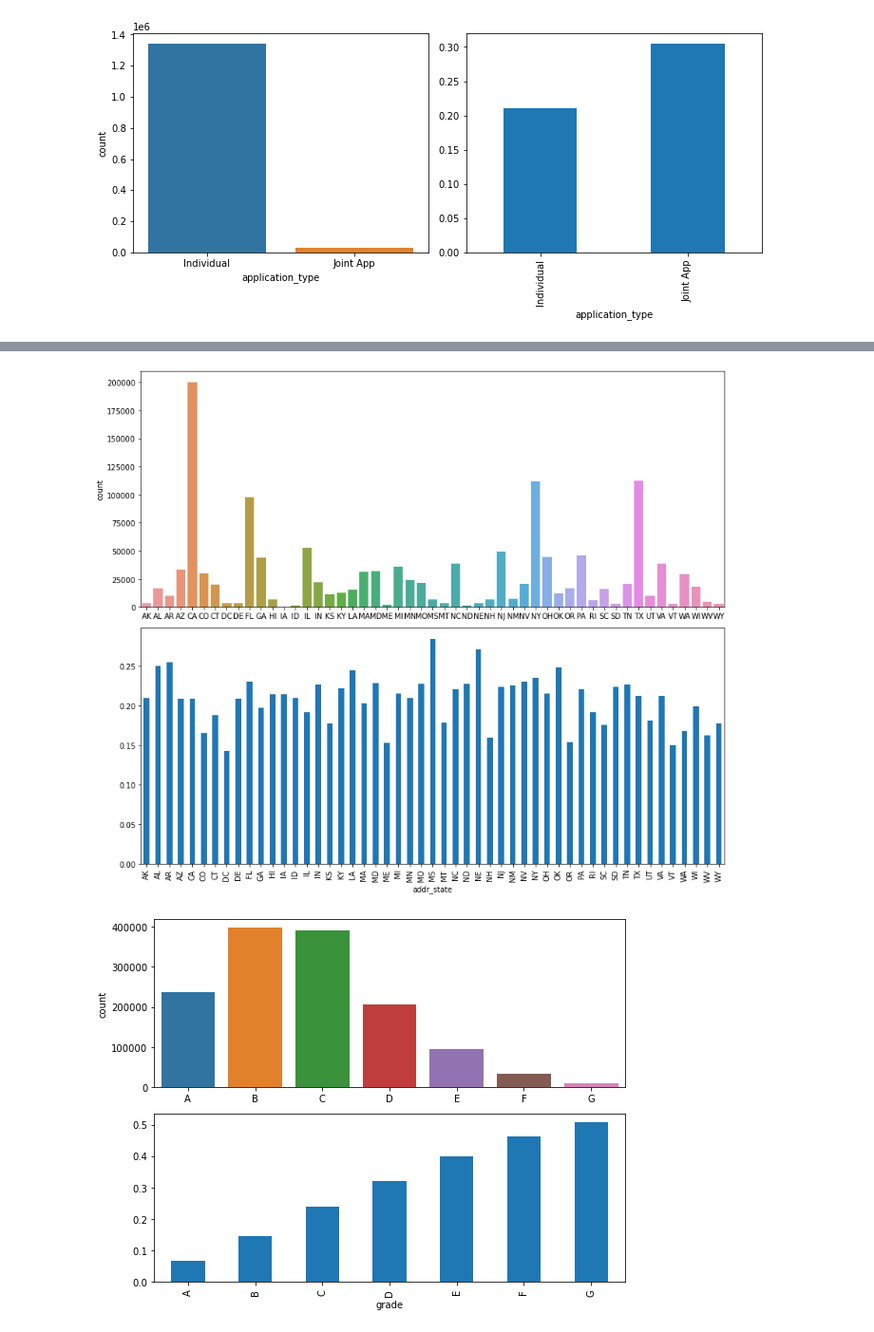
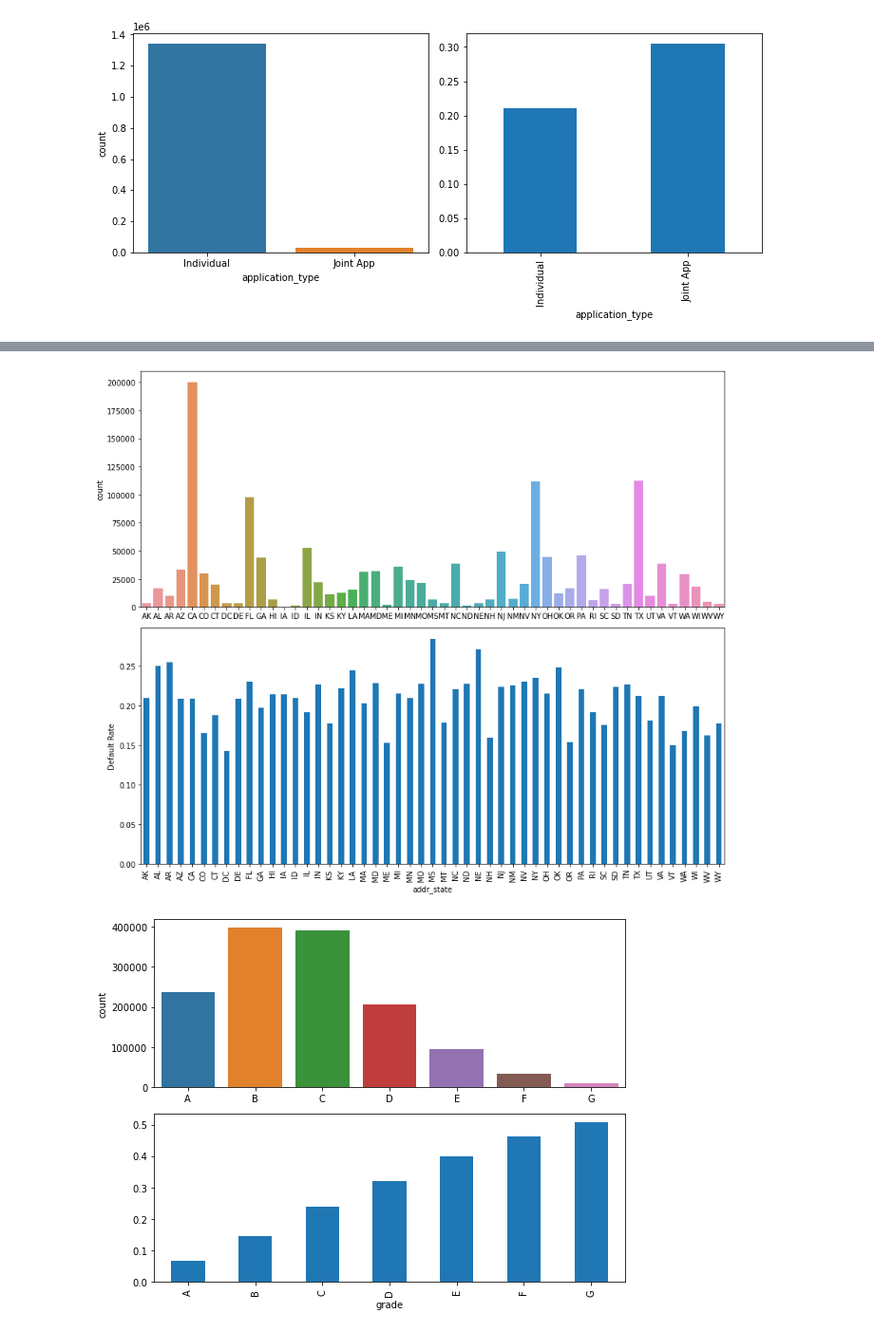
Before and after one commit to WeiDong-Sanderson/LendingClub_Default-Prediction, a Jupyter notebook: Notebook/2. Exploratory Data Analysis (EDA).ipynb, the cells around one changed output, grey strips where cells are left out. Shown at 95% size. Cells and saved outputs as stored; diff of their text form; code cells hidden in the pictures.

```diff
--- a/Notebook/2. Exploratory Data Analysis (EDA).ipynb
+++ b/Notebook/2. Exploratory Data Analysis (EDA).ipynb
@@ -132,16 +239,16 @@ plt.tight_layout()
 # %%
 plt.figure(figsize=(12, 10))
 
 plt.subplot(2, 1, 1)
 sns.countplot(sorted(df.addr_state))
 
 plt.subplot(2, 1, 2)
 df.groupby('addr_state')['Default'].mean().sort_index().plot.bar()
-
+plt.ylabel('Default Rate', fontsize =10)
 plt.tight_layout()
 #CA has the most of loans funded, but doesnt have high default rate.
 # %% [output]
-[figure, old version]
+[figure, new version]
 # %%
 plt.figure(figsize=(8, 6))
 
```
Also changed, not shown: parts of 15 cells of this notebook, 11 other files.
